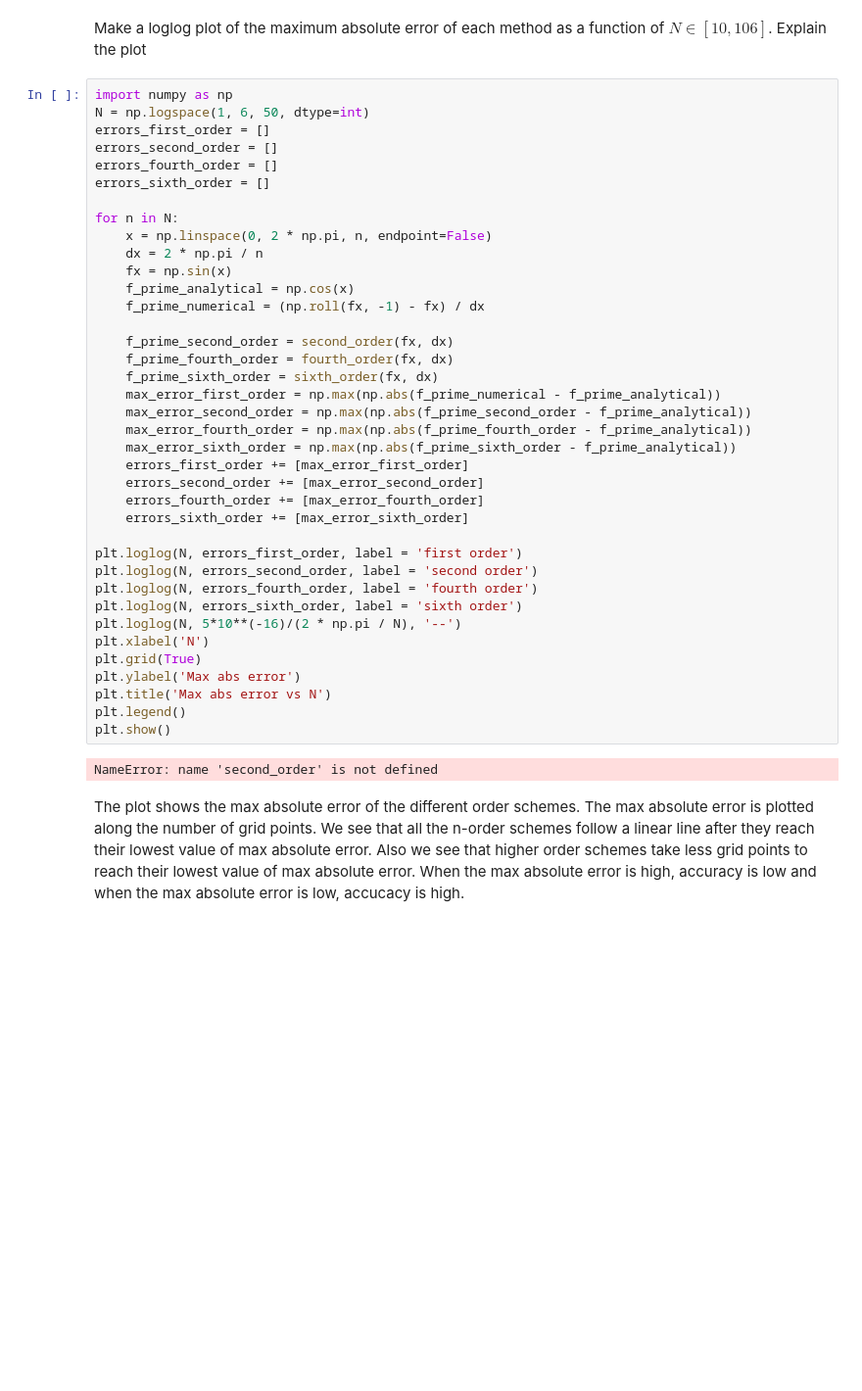
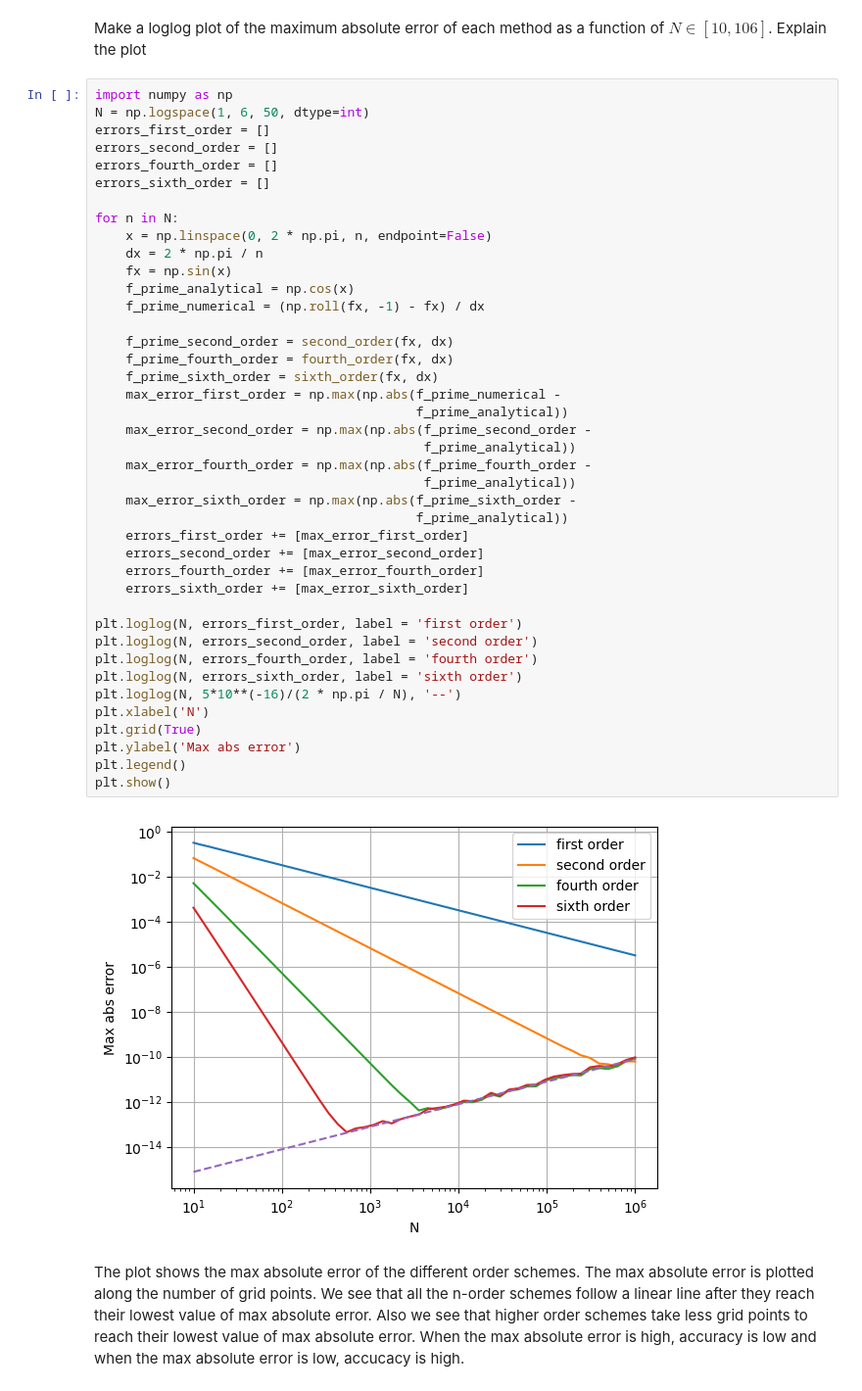
Before and after one commit to Katikistan/NumeP, a Jupyter notebook: week1/week1.ipynb, the cells around one changed output. Shown at 98% size. Cells and saved outputs as stored; diff of their text form; blank space fills up the shorter version.

```diff
--- a/week1/week1.ipynb
+++ b/week1/week1.ipynb
@@ -113,39 +119,42 @@ errors_first_order = []
 errors_second_order = []
 errors_fourth_order = []
 errors_sixth_order = []
 
 for n in N:
     x = np.linspace(0, 2 * np.pi, n, endpoint=False)
     dx = 2 * np.pi / n
     fx = np.sin(x)
     f_prime_analytical = np.cos(x)
     f_prime_numerical = (np.roll(fx, -1) - fx) / dx
 
     f_prime_second_order = second_order(fx, dx)
     f_prime_fourth_order = fourth_order(fx, dx)
     f_prime_sixth_order = sixth_order(fx, dx)
-    max_error_first_order = np.max(np.abs(f_prime_numerical - f_prime_analytical))
-    max_error_second_order = np.max(np.abs(f_prime_second_order - f_prime_analytical))
-    max_error_fourth_order = np.max(np.abs(f_prime_fourth_order - f_prime_analytical))
-    max_error_sixth_order = np.max(np.abs(f_prime_sixth_order - f_prime_analytical))
+    max_error_first_order = np.max(np.abs(f_prime_numerical -
+                                          f_prime_analytical))
+    max_error_second_order = np.max(np.abs(f_prime_second_order -
+                                           f_prime_analytical))
+    max_error_fourth_order = np.max(np.abs(f_prime_fourth_order -
+                                           f_prime_analytical))
+    max_error_sixth_order = np.max(np.abs(f_prime_sixth_order -
+                                          f_prime_analytical))
     errors_first_order += [max_error_first_order]
     errors_second_order += [max_error_second_order]
     errors_fourth_order += [max_error_fourth_order]
     errors_sixth_order += [max_error_sixth_order]
 
 plt.loglog(N, errors_first_order, label = 'first order')
 plt.loglog(N, errors_second_order, label = 'second order')
 plt.loglog(N, errors_fourth_order, label = 'fourth order')
 plt.loglog(N, errors_sixth_order, label = 'sixth order')
 plt.loglog(N, 5*10**(-16)/(2 * np.pi / N), '--')
 plt.xlabel('N')
 plt.grid(True)
 plt.ylabel('Max abs error')
-plt.title('Max abs error vs N')
 plt.legend()
 plt.show()
 # %% [output]
-NameError: name 'second_order' is not defined
+[figure, added]
 # %% [markdown]
 The plot shows the max absolute error of the different order schemes. The max absolute error is plotted along the number of grid points. We see that all the n-order schemes follow a linear line after they reach their lowest value of max absolute error. Also we see that higher order schemes take less grid points to reach their lowest value of max absolute error. When the max absolute error is high, accuracy is low and when the max absolute error is low, accucacy is high.
 # %% [markdown]
```
Also changed, not shown: parts of 14 cells of this notebook, 3 other files.
